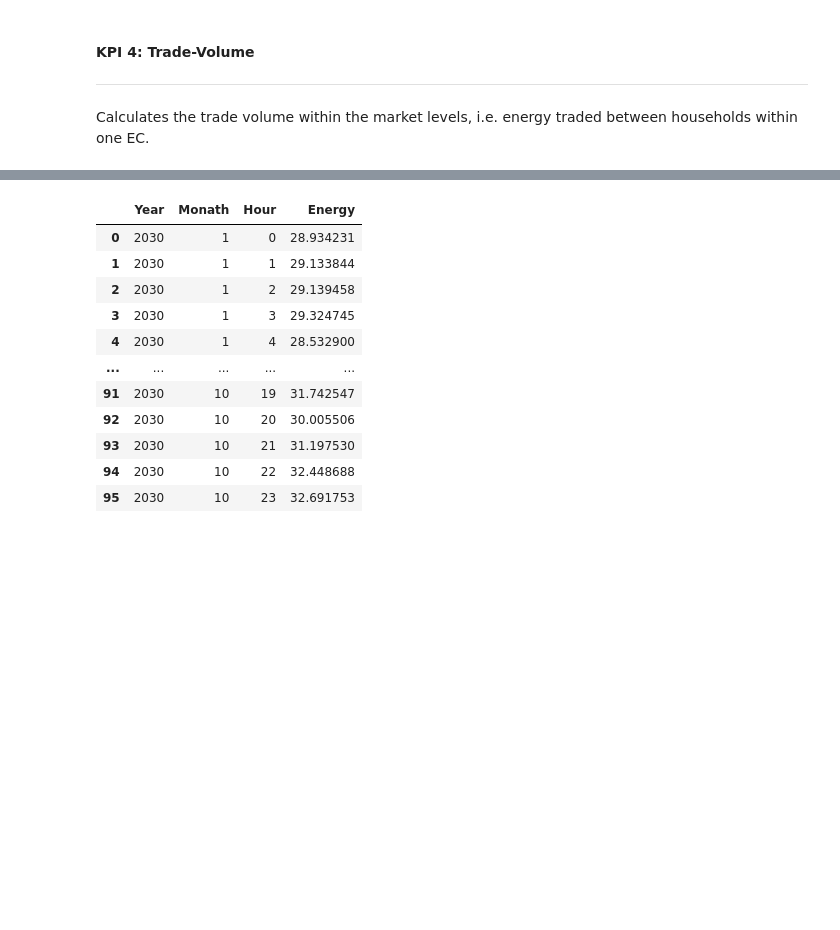
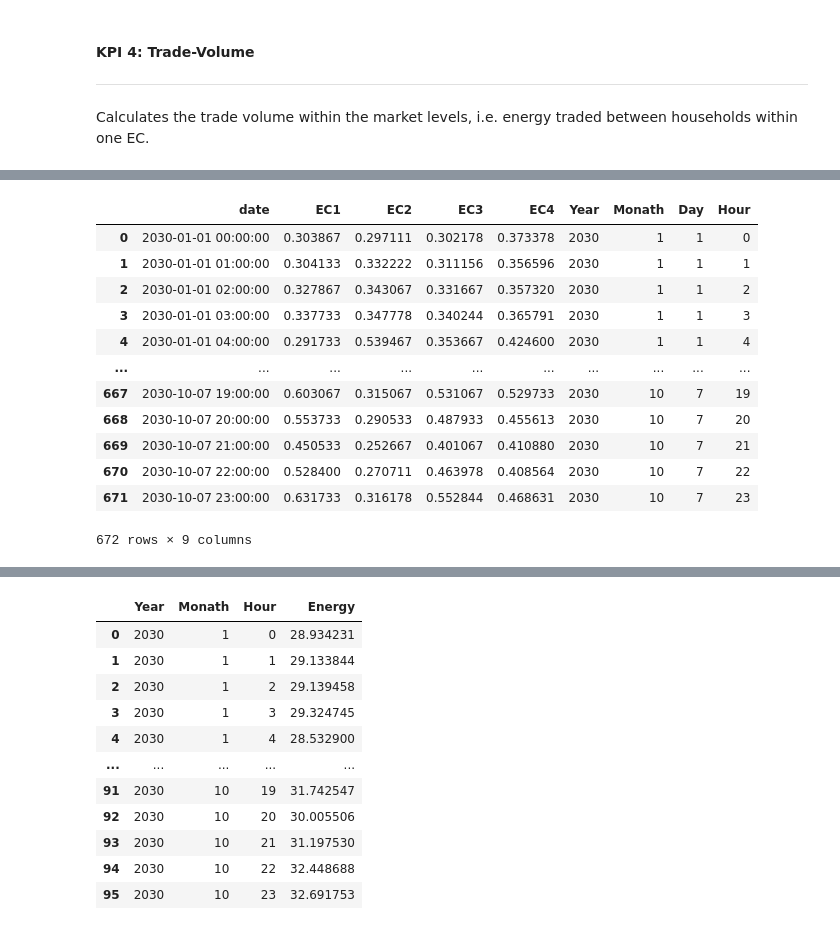
Before and after one commit to jochenmadler/fim_fit, a Jupyter notebook: GSy_KPI_calculation/01_processing/functions_test_MKa.ipynb, the cells around one changed output, grey strips where cells are left out. Drawn from its saved outputs; the diff is of its cells as text; code cells hidden in the pictures; blank space fills up the shorter version.

```diff
--- a/GSy_KPI_calculation/01_processing/functions_test_MKa.ipynb
+++ b/GSy_KPI_calculation/01_processing/functions_test_MKa.ipynb
@@ -252,0 +316,16 @@ relevant_filepaths[9::597]
+# %%
+tradevol_EC_R1
+# %% [output]
+|  | date | EC1 | EC2 | EC3 | EC4 | Year | Monath | Day | Hour |
+| 0 | 2030-01-01 00:00:00 | 0.303867 | 0.297111 | 0.302178 | 0.373378 | 2030 | 1 | 1 | 0 |
+| 1 | 2030-01-01 01:00:00 | 0.304133 | 0.332222 | 0.311156 | 0.356596 | 2030 | 1 | 1 | 1 |
+| 2 | 2030-01-01 02:00:00 | 0.327867 | 0.343067 | 0.331667 | 0.357320 | 2030 | 1 | 1 | 2 |
+| 3 | 2030-01-01 03:00:00 | 0.337733 | 0.347778 | 0.340244 | 0.365791 | 2030 | 1 | 1 | 3 |
+| 4 | 2030-01-01 04:00:00 | 0.291733 | 0.539467 | 0.353667 | 0.424600 | 2030 | 1 | 1 | 4 |
+| ... | ... | ... | ... | ... | ... | ... | ... | ... | ... |
+| 667 | 2030-10-07 19:00:00 | 0.603067 | 0.315067 | 0.531067 | 0.529733 | 2030 | 10 | 7 | 19 |
+| 668 | 2030-10-07 20:00:00 | 0.553733 | 0.290533 | 0.487933 | 0.455613 | 2030 | 10 | 7 | 20 |
+| 669 | 2030-10-07 21:00:00 | 0.450533 | 0.252667 | 0.401067 | 0.410880 | 2030 | 10 | 7 | 21 |
+| 670 | 2030-10-07 22:00:00 | 0.528400 | 0.270711 | 0.463978 | 0.408564 | 2030 | 10 | 7 | 22 |
+| 671 | 2030-10-07 23:00:00 | 0.631733 | 0.316178 | 0.552844 | 0.468631 | 2030 | 10 | 7 | 23 |
+672 rows × 9 columns
```
Also changed, not shown: parts of 9 cells of this notebook.
